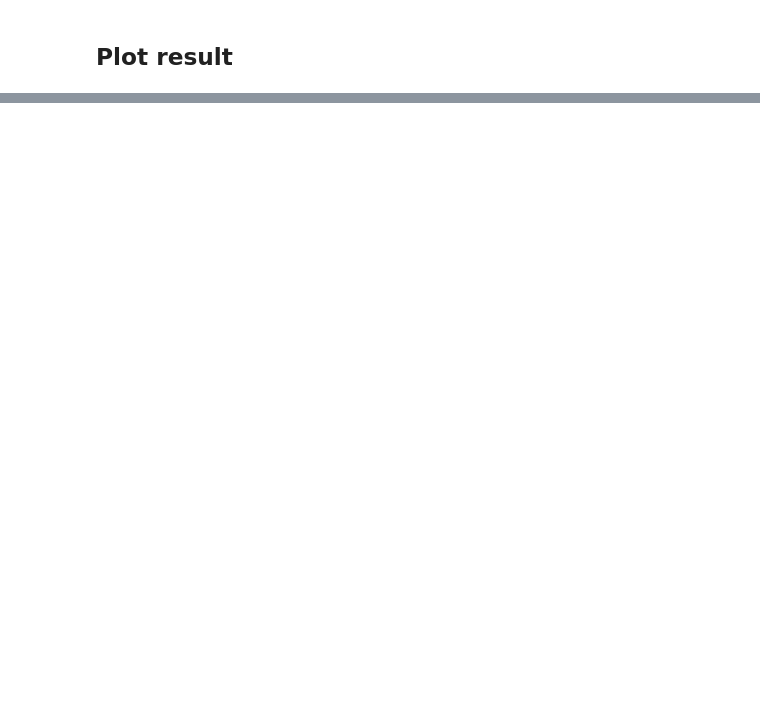
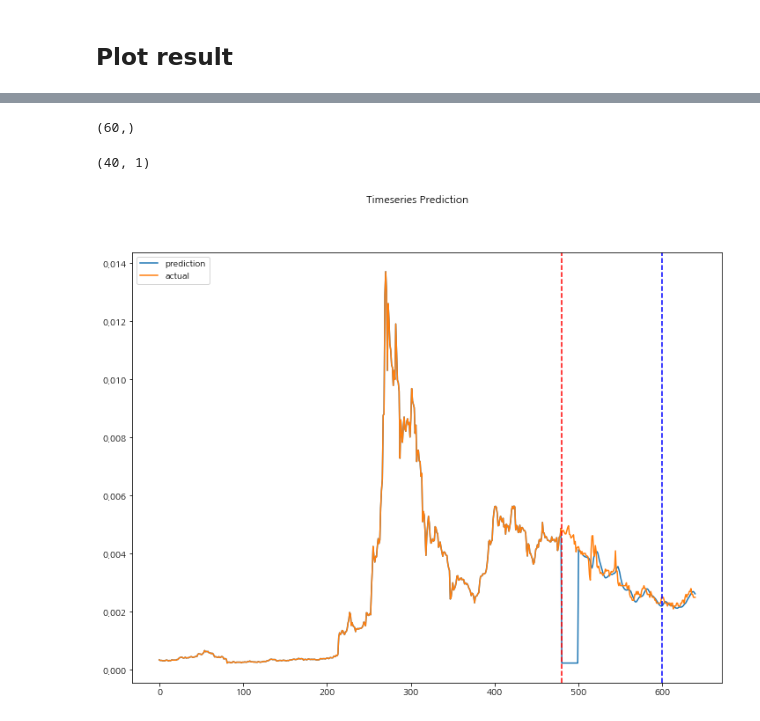
Before and after one commit to ai-practice-course/course-material, a Jupyter notebook: notebooks/LSTM-tf.ipynb, the cells around one changed output, grey strips where cells are left out. Drawn from its saved outputs; the diff is of its cells as text; code cells hidden in the pictures; blank space fills up the shorter version.

```diff
--- a/notebooks/LSTM-tf.ipynb
+++ b/notebooks/LSTM-tf.ipynb
@@ -187,0 +175,32 @@ plt.show()
+# %%
+oot_btt.shape
+# %% [output]
+(60,)
+# %%
+oot_btt = oot_data['KRW-BTT']
+oot_btt = np.concatenate([data['KRW-BTT'].tail(20)['trade_price'], oot_btt['trade_price']])
+oot_scaled = scaler.transform(np.expand_dims(oot_btt, axis = 1))
+# %%
+oot_test_data = windowed_dataset(oot_scaled, WINDOW_SIZE, BATCH_SIZE, False)
+# %%
+oot_pred = model.predict(oot_test_data)
+# %%
+oot_pred.shape
+# %% [output]
+(40, 1)
+# %%
+oot_pred_plot = np.concatenate((np.expand_dims(y_train, axis = 1), np.zeros((WINDOW_SIZE, 1)), pred, oot_pred))
+oot_pred_plot = scaler.inverse_transform(oot_pred_plot)
+oot_actual_plot = np.expand_dims(np.concatenate((y_train, y_test, oot_scaled.squeeze()[WINDOW_SIZE:])), axis = 1)
+oot_actual_plot = scaler.inverse_transform(oot_actual_plot)
+# %%
+plt.figure(figsize=(12, 9))
+plt.plot(oot_pred_plot, label='prediction')
+plt.plot(oot_actual_plot, label='actual')
+plt.axvline(x = y_train.shape[0], c = 'r', linestyle = '--')
+plt.axvline(x = y_train.shape[0] + y_test.shape[0], c = 'b', linestyle = '--')
+plt.suptitle('Timeseries Prediction')
+plt.legend()
+plt.show()
+# %% [output]
+[figure, added]
```
Also changed, not shown: parts of 20 cells of this notebook, 8 other files.
